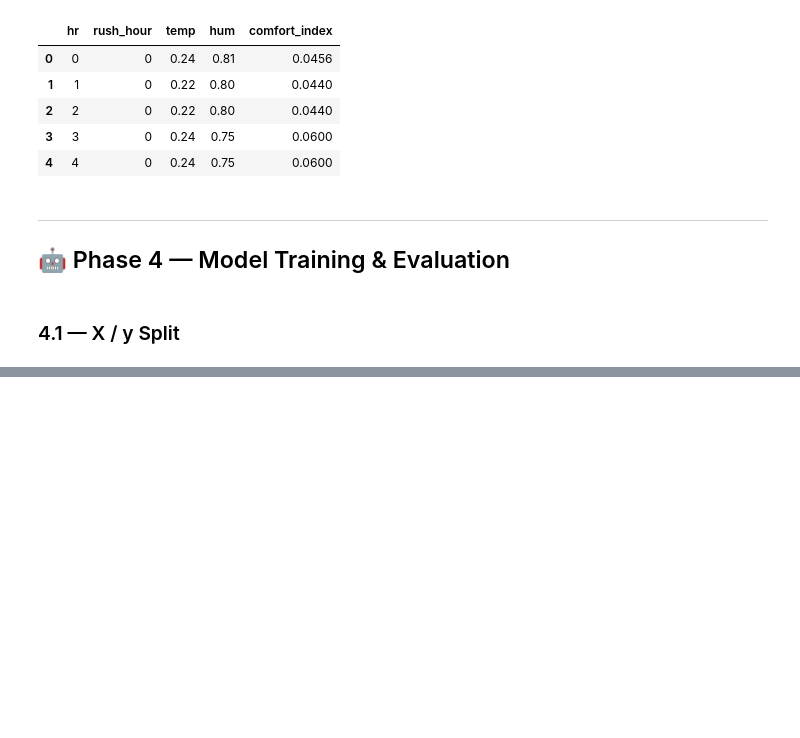
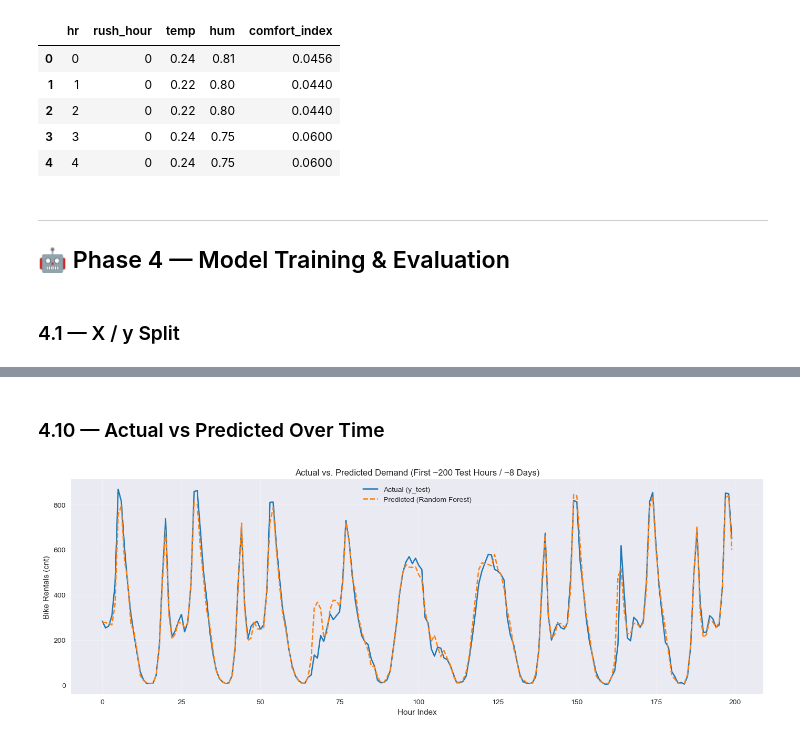
Before and after one commit to sufyan1105/Bike-sharing-demand-prediction, a Jupyter notebook: 03_bike_sharing_demand_predictor.ipynb, the cells around one changed output, grey strips where cells are left out. Saved outputs shown, nothing was run; the diff lists cells and outputs as text; code cells hidden in the pictures; blank space fills up the shorter version.

```diff
--- a/03_bike_sharing_demand_predictor.ipynb
+++ b/03_bike_sharing_demand_predictor.ipynb
@@ -696,0 +387,11 @@ If a question is hard to answer, the fix is usually a plot you skipped — not a
+# %%
+scaler = StandardScaler()
+X_train_scaled = scaler.fit_transform(X_train)
+X_test_scaled = scaler.transform(X_test)
+
+lr_model = LinearRegression()
+lr_model.fit(X_train_scaled, y_train)
+lr_preds = lr_model.predict(X_test_scaled)
+
+print("Predictions:", lr_preds[:5])
+print("Min prediction:", lr_preds.min())
@@ -696,0 +403,5 @@ If a question is hard to answer, the fix is usually a plot you skipped — not a
+# %%
+ridge_model = Ridge(alpha=1.0)
+ridge_model.fit(X_train_scaled, y_train)
+ridge_preds = ridge_model.predict(X_test_scaled)
+print("Ridge Predictions:", ridge_preds[:5])
@@ -696,0 +412,5 @@ If a question is hard to answer, the fix is usually a plot you skipped — not a
+# %%
+rf_model = RandomForestRegressor(n_estimators=100, max_depth=10, random_state=42)
+rf_model.fit(X_train, y_train)
+rf_preds = rf_model.predict(X_test)
+print("Random Forest Predictions:", rf_preds[:5])
@@ -696,0 +421,5 @@ If a question is hard to answer, the fix is usually a plot you skipped — not a
+# %%
+gb_model = GradientBoostingRegressor(n_estimators=200, learning_rate=0.05, max_depth=4, random_state=42)
+gb_model.fit(X_train, y_train)
+gb_preds = gb_model.predict(X_test)
+print("Gradient Boosting Predictions:", gb_preds[:5])
@@ -696,0 +491,21 @@ If a question is hard to answer, the fix is usually a plot you skipped — not a
+# %% [markdown]
+### 4.10 — Actual vs Predicted Over Time
+# %%
+n_samples = 200
+
+y_test_subset = y_test.iloc[:n_samples].values
+y_pred_subset = models["Random Forest"][0].predict(X_test)[:n_samples]
+
+plt.figure(figsize=(14, 5))
+plt.plot(y_test_subset, label="Actual (y_test)", color="#1f77b4", linewidth=1.8)
+plt.plot(y_pred_subset, label="Predicted (Random Forest)", color="#ff7f0e", linestyle="--", linewidth=1.8)
+
+plt.title("Actual vs. Predicted Demand (First ~200 Test Hours / ~8 Days)")
+plt.xlabel("Hour Index")
+plt.ylabel("Bike Rentals (cnt)")
+plt.legend()
+plt.grid(True, alpha=0.3)
+plt.tight_layout()
+plt.show()
+# %% [output]
+[figure, added]
```
Also changed, not shown: parts of 50 cells of this notebook.
